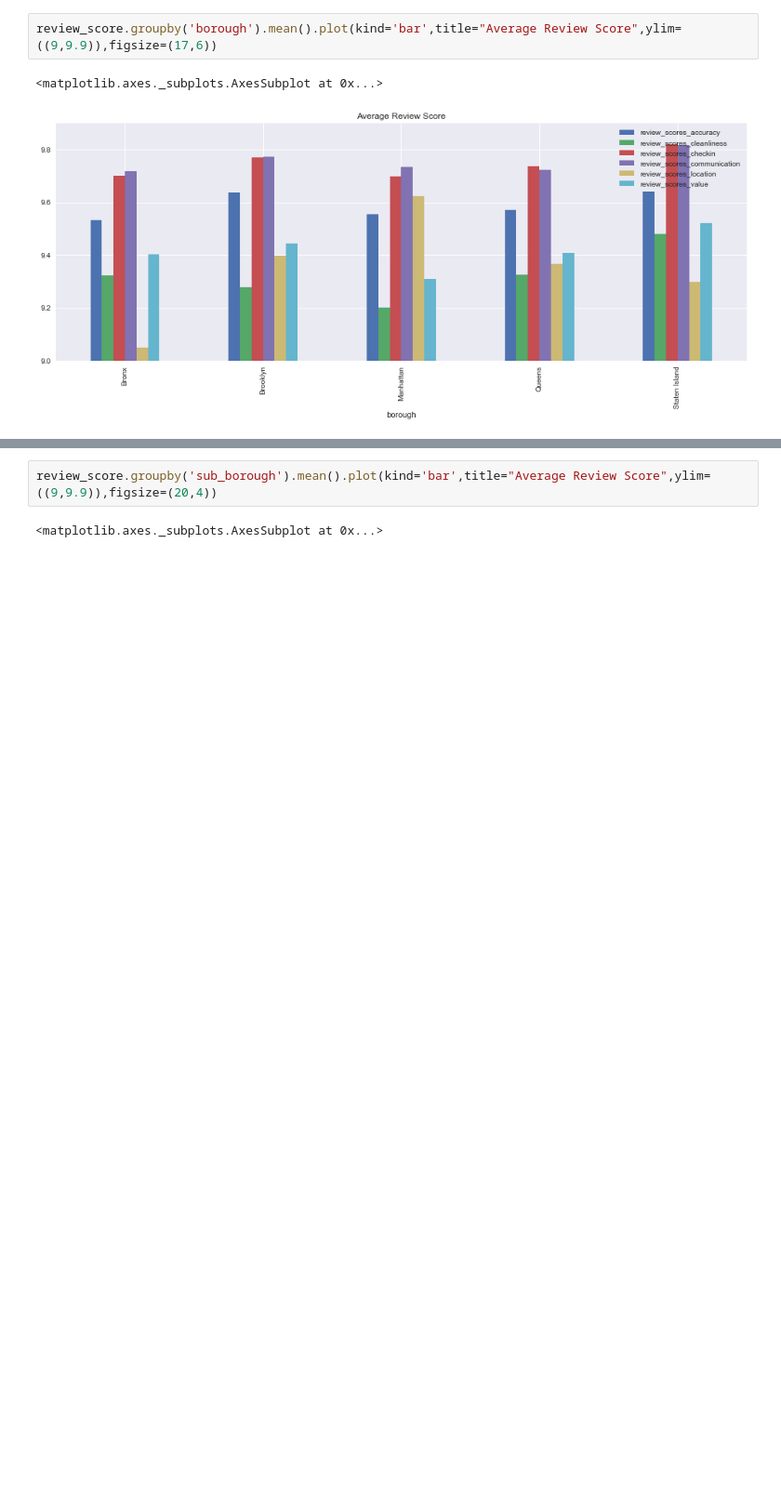
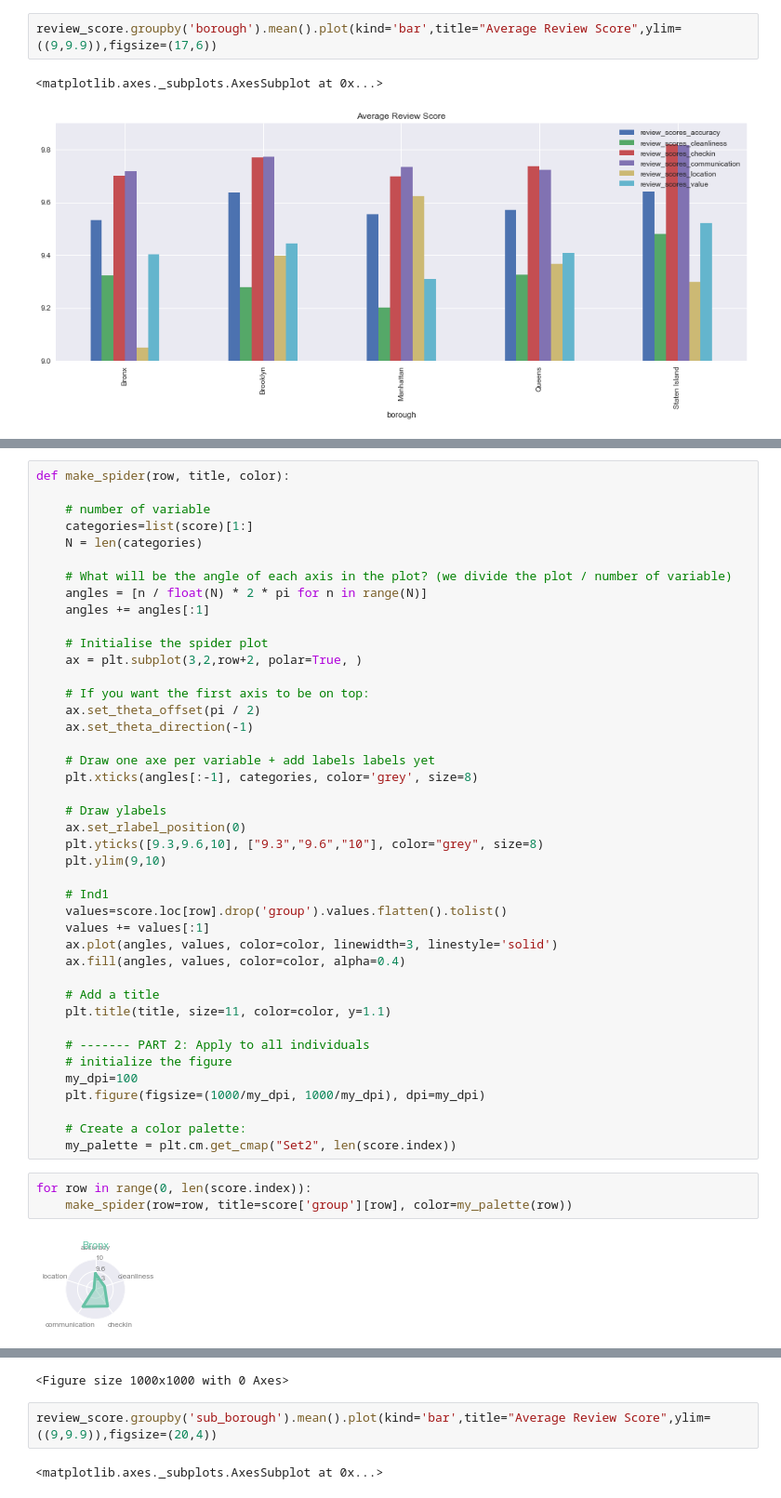
Before and after one commit to xz2770/Data-Analytics-Project, a Jupyter notebook: general_analysis_visualization.ipynb, the cells around one changed output, grey strips where cells are left out. Shown: that part at 93% size. Drawn from its saved outputs; the diff is of its cells as text; blank space fills up the shorter version.

```diff
--- a/general_analysis_visualization.ipynb
+++ b/general_analysis_visualization.ipynb
@@ -123,0 +146,47 @@ review_score.groupby('borough').mean().plot(kind='bar',title="Average Review Sco
+# %%
+def make_spider(row, title, color):
+
+    # number of variable
+    categories=list(score)[1:]
+    N = len(categories)
+
+    # What will be the angle of each axis in the plot? (we divide the plot / number of variable)
+    angles = [n / float(N) * 2 * pi for n in range(N)]
+    angles += angles[:1]
+
+    # Initialise the spider plot
+    ax = plt.subplot(3,2,row+2, polar=True, )
+
+    # If you want the first axis to be on top:
+    ax.set_theta_offset(pi / 2)
+    ax.set_theta_direction(-1)
+
+    # Draw one axe per variable + add labels labels yet
+    plt.xticks(angles[:-1], categories, color='grey', size=8)
+
+    # Draw ylabels
+    ax.set_rlabel_position(0)
+    plt.yticks([9.3,9.6,10], ["9.3","9.6","10"], color="grey", size=8)
+    plt.ylim(9,10)
+
+    # Ind1
+    values=score.loc[row].drop('group').values.flatten().tolist()
+    values += values[:1]
+    ax.plot(angles, values, color=color, linewidth=3, linestyle='solid')
+    ax.fill(angles, values, color=color, alpha=0.4)
+
+    # Add a title
+    plt.title(title, size=11, color=color, y=1.1)
+
+    # ------- PART 2: Apply to all individuals
+    # initialize the figure
+    my_dpi=100
+    plt.figure(figsize=(1000/my_dpi, 1000/my_dpi), dpi=my_dpi)
+
+    # Create a color palette:
+    my_palette = plt.cm.get_cmap("Set2", len(score.index))
+# %%
+for row in range(0, len(score.index)):
+    make_spider(row=row, title=score['group'][row], color=my_palette(row))
+# %% [output]
+[figure, added]
@@ -124,3 +197,4 @@ review_score.groupby('borough').mean().plot(kind='bar',title="Average Review Sco
+<Figure size 1000x1000 with 0 Axes>
 # %%
 review_score.groupby('sub_borough').mean().plot(kind='bar',title="Average Review Score",ylim=((9,9.9)),figsize=(20,4))
 # %% [output]
```
Also changed, not shown: parts of 4 cells of this notebook.
